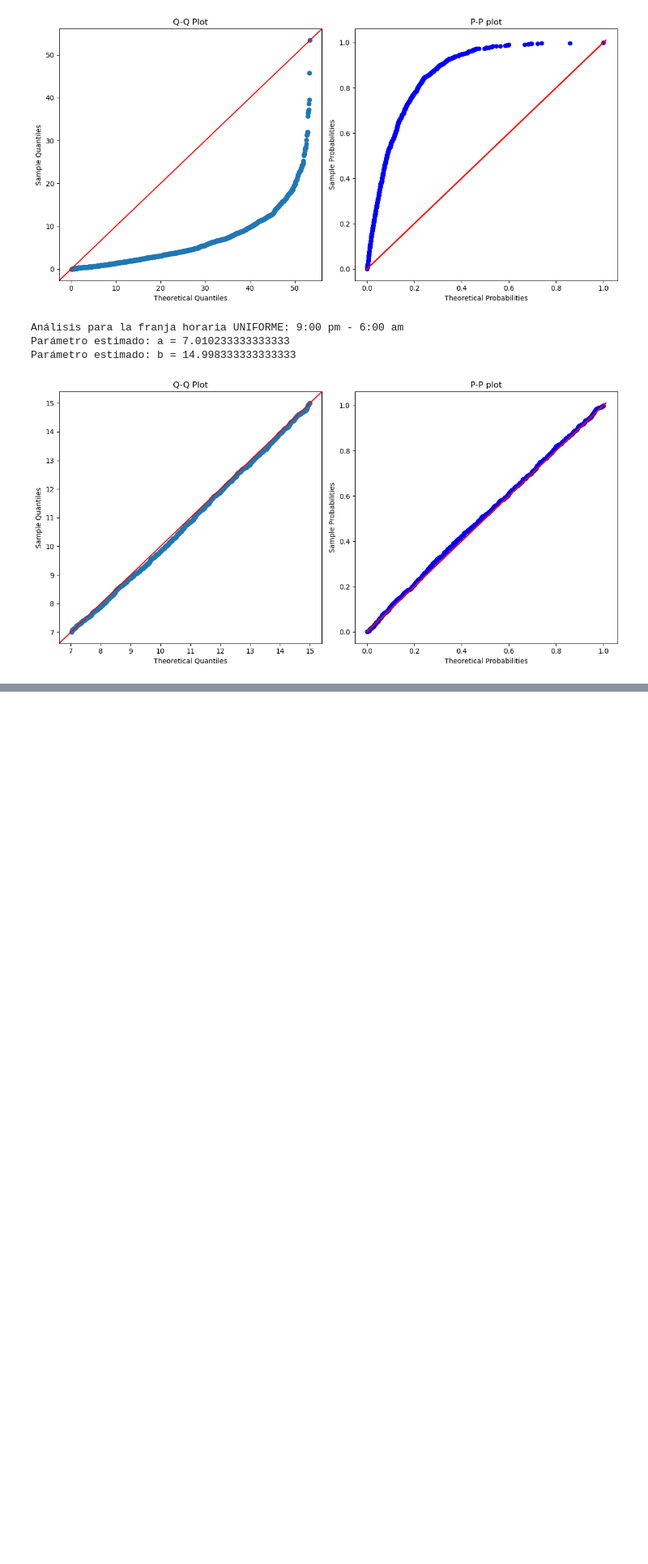
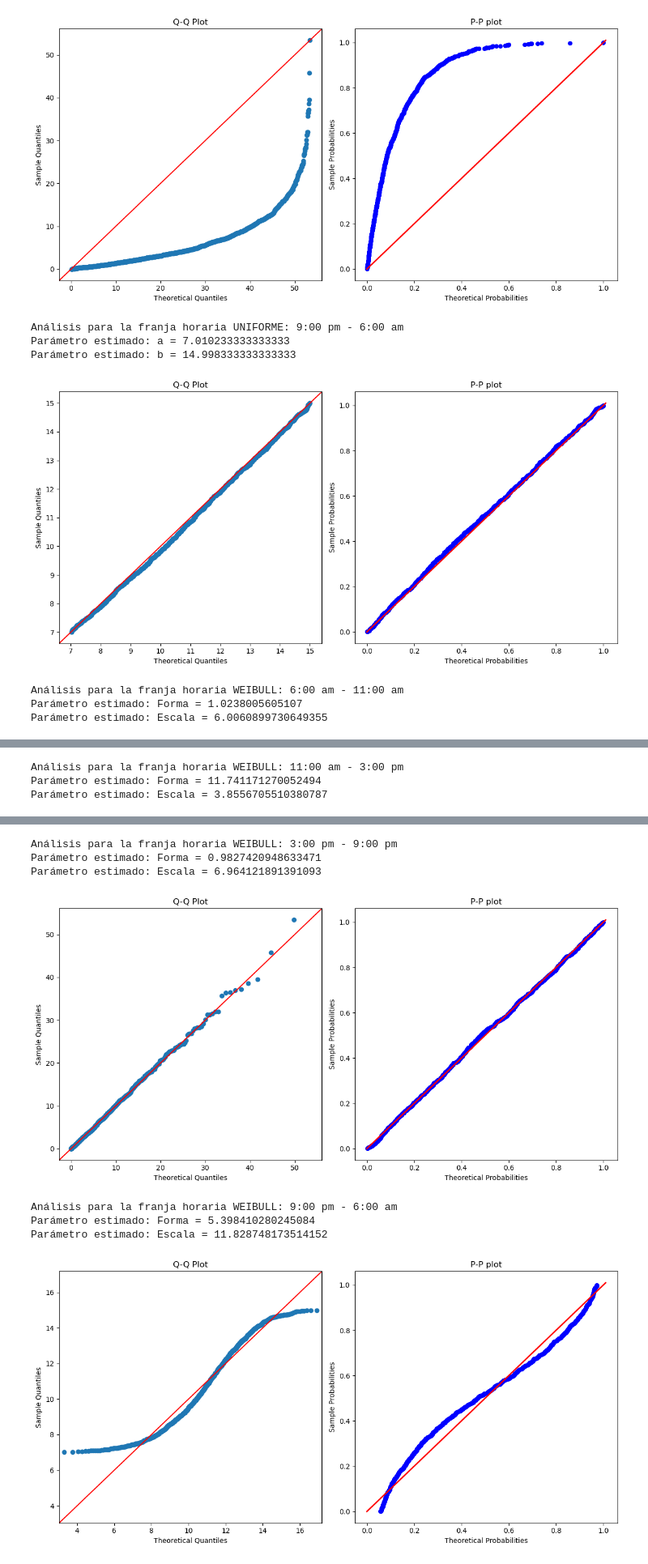
Before and after one commit to juankquintana/Simulacion-Python, a Jupyter notebook: Semana 3/Caso/Caso 3 Informe.ipynb, the cells around one changed output, grey strips where cells are left out. Shown at 81% size. Saved outputs shown, nothing was run; the diff lists cells and outputs as text; code cells hidden in the pictures; blank space fills up the shorter version.

```diff
--- a/Semana 3/Caso/Caso 3 Informe.ipynb
+++ b/Semana 3/Caso/Caso 3 Informe.ipynb
@@ -602,3 +608,13 @@ Análisis para la franja horaria UNIFORME: 9:00 pm - 6:00 am
 Parámetro estimado: a = 7.010233333333333
 Parámetro estimado: b = 14.998333333333333
 [figure]
+# %%
+for franja in franjas:
+    print(f"Análisis para la franja horaria WEIBULL: {franja}")
+    datos_franja = tiempos_entre_arribos_df[tiempos_entre_arribos_df['Franja Horaria'] == franja]
+    tiempos_entre_arribos = datos_franja['Tiempo entre Arribos (minutos)'].dropna()
+    PP_QQ_plot_weibull(tiempos_entre_arribos)
+# %% [output]
+Análisis para la franja horaria WEIBULL: 6:00 am - 11:00 am
+Parámetro estimado: Forma = 1.0238005605107
+Parámetro estimado: Escala = 6.0060899730649355
@@ -604,0 +622,3 @@ Parámetro estimado: b = 14.998333333333333
+Análisis para la franja horaria WEIBULL: 11:00 am - 3:00 pm
+Parámetro estimado: Forma = 11.741171270052494
+Parámetro estimado: Escala = 3.8556705510380787
@@ -604,0 +626,8 @@ Parámetro estimado: b = 14.998333333333333
+Análisis para la franja horaria WEIBULL: 3:00 pm - 9:00 pm
+Parámetro estimado: Forma = 0.9827420948633471
+Parámetro estimado: Escala = 6.964121891391093
+[figure, added]
+Análisis para la franja horaria WEIBULL: 9:00 pm - 6:00 am
+Parámetro estimado: Forma = 5.398410280245084
+Parámetro estimado: Escala = 11.828748173514152
+[figure, added]
```
Also changed, not shown: parts of 7 cells of this notebook.
